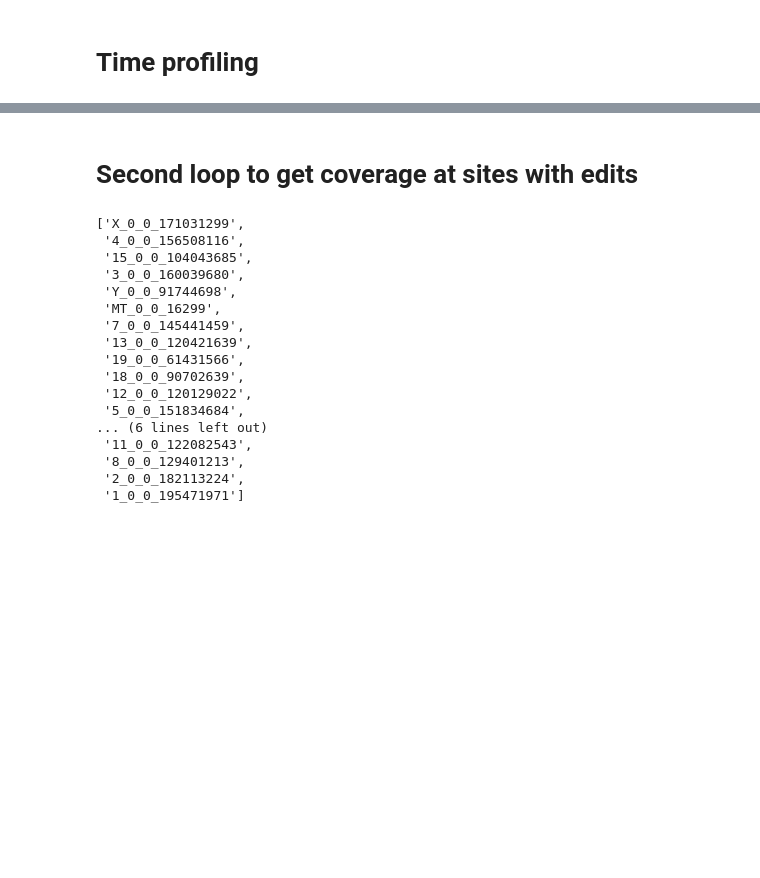
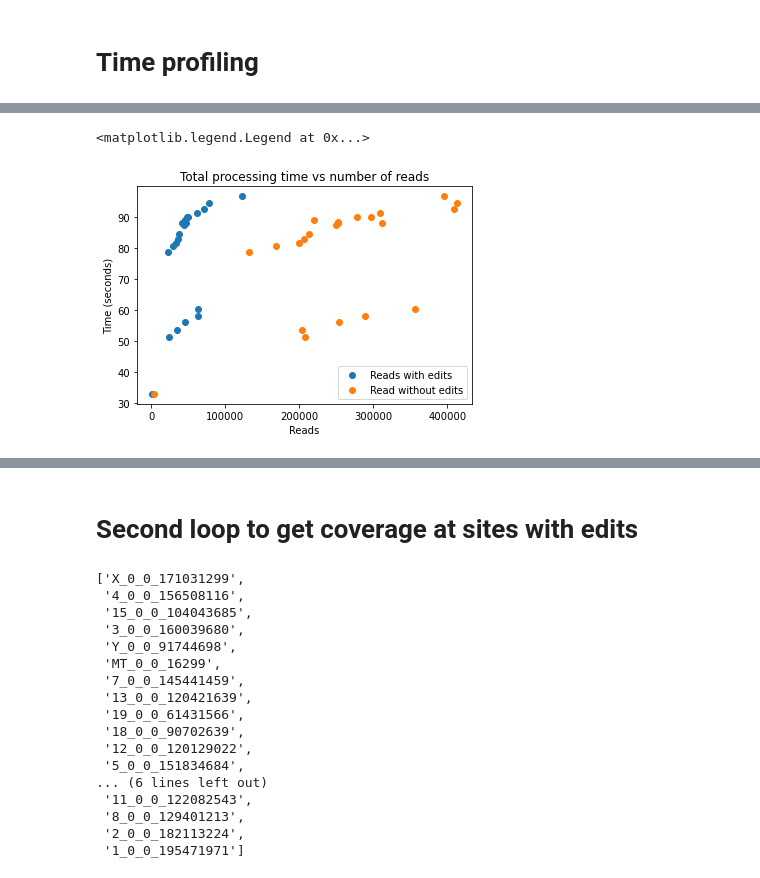
Before and after one commit to howardxu520/MARINE, a Jupyter notebook: scripts/check_against_pileup_all_cells-threaded.ipynb, the cells around one changed output, grey strips where cells are left out. Drawn from its saved outputs; the diff is of its cells as text; code cells hidden in the pictures; blank space fills up the shorter version.

```diff
--- a/scripts/check_against_pileup_all_cells-threaded.ipynb
+++ b/scripts/check_against_pileup_all_cells-threaded.ipynb
@@ -241,3 +288,16 @@ bam handle size = 0.248 kb
+# %%
+total_reads_and_times_df = total_reads_df.join(total_contig_times_df)
+
+plt.scatter(total_reads_and_times_df.edited, total_reads_and_times_df.seconds)
+plt.scatter(total_reads_and_times_df.no_edits, total_reads_and_times_df.seconds)
+
+plt.title("Total processing time vs number of reads")
+plt.ylabel("Time (seconds)")
+plt.xlabel("Reads")
+plt.legend(['Reads with edits', 'Read without edits'])
+# %% [output]
+<matplotlib.legend.Legend at 0x...>
+[figure, added]
 # %%
 pd.DataFrame.from_dict(total_seconds_for_reads, orient='index').sort_index().plot(legend=False)
 plt.xlabel("Reads")
```
Also changed, not shown: parts of 12 cells of this notebook, 6 other files.
